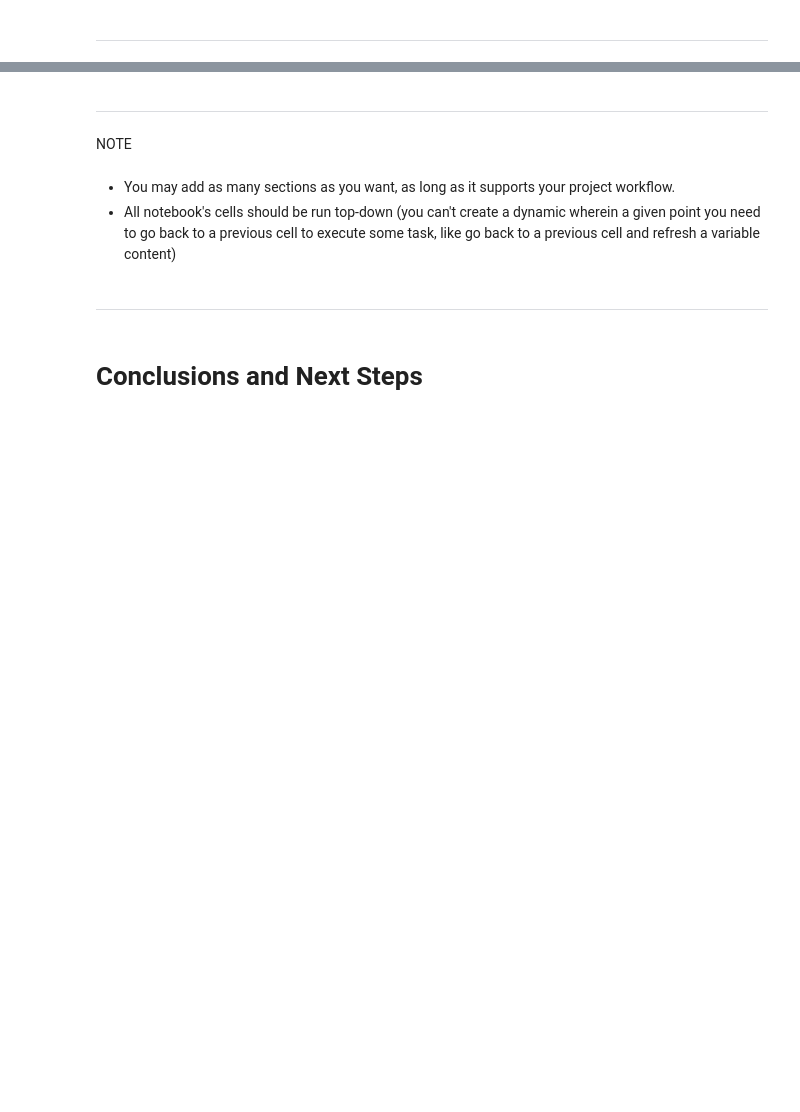
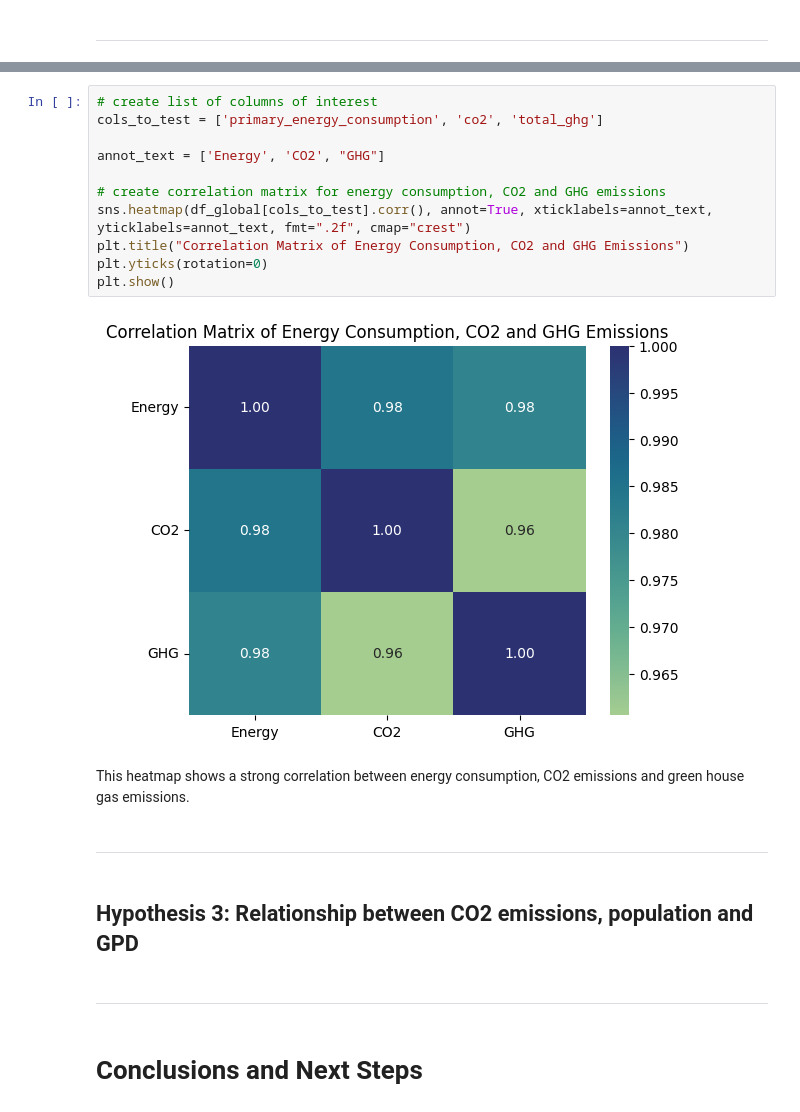
Before and after one commit to EmilyWithycombe/co2-emissions, a Jupyter notebook: jupyter_notebooks/02_statistics_and_visualisations.ipynb, the cells around one changed output, grey strips where cells are left out. Saved outputs shown, nothing was run; the diff lists cells and outputs as text; blank space fills up the shorter version.

Commit message:
Add visualisation for H2

```diff
--- a/jupyter_notebooks/02_statistics_and_visualisations.ipynb
+++ b/jupyter_notebooks/02_statistics_and_visualisations.ipynb
@@ -160,10 +161,22 @@ Section 2 content
+# %%
+# create list of columns of interest
+cols_to_test = ['primary_energy_consumption', 'co2', 'total_ghg']
+
+annot_text = ['Energy', 'CO2', "GHG"]
+
+# create correlation matrix for energy consumption, CO2 and GHG emissions
+sns.heatmap(df_global[cols_to_test].corr(), annot=True, xticklabels=annot_text, yticklabels=annot_text, fmt=".2f", cmap="crest")
+plt.title("Correlation Matrix of Energy Consumption, CO2 and GHG Emissions")
+plt.yticks(rotation=0)
+plt.show()
+# %% [output]
+[figure, added]
+# %% [markdown]
+This heatmap shows a strong correlation between energy consumption, CO2 emissions and green house gas emissions.
 # %% [markdown]
 ---
-# %% [markdown]
-NOTE
-# %% [markdown]
-* You may add as many sections as you want, as long as it supports your project workflow.
-* All notebook's cells should be run top-down (you can't create a dynamic wherein a given point you need to go back to a previous cell to execute some task, like go back to a previous cell and refresh a variable content)
+# %% [markdown]
+## Hypothesis 3: Relationship between CO2 emissions, population and GPD
 # %% [markdown]
 ---
 # %% [markdown]
```
Also changed, not shown: parts of 4 cells of this notebook.
